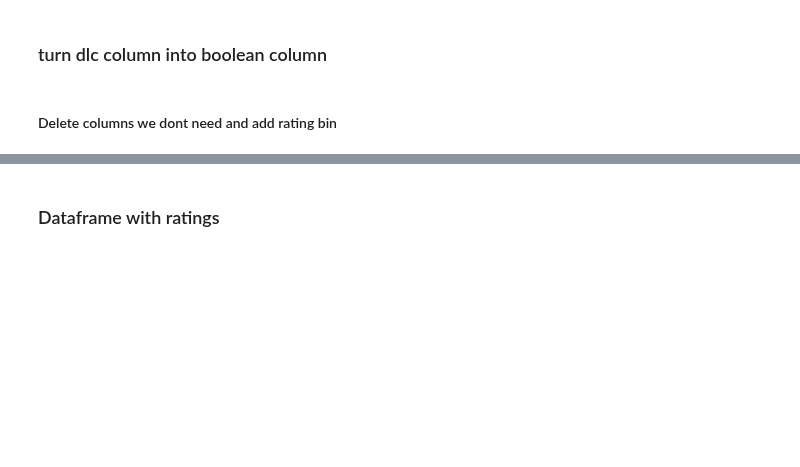
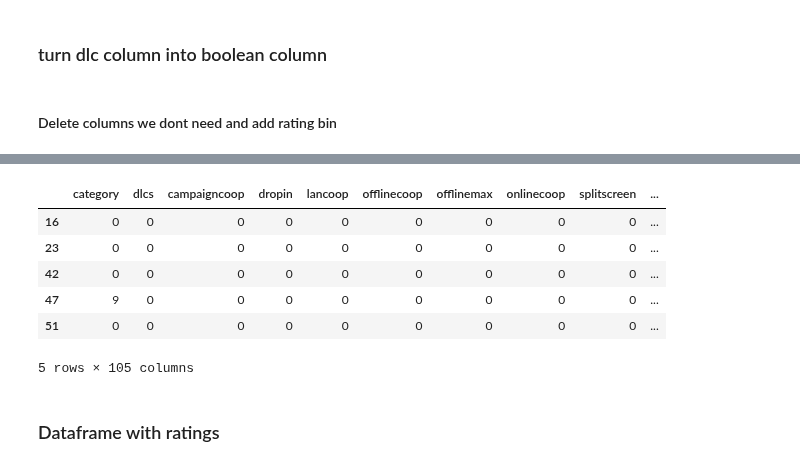
Before and after one commit to MrEnigmamgine/Videogame-Capstone_fork, a Jupyter notebook: Lindy_workbook.ipynb, the cells around one changed output, grey strips where cells are left out. Drawn from its saved outputs; the diff is of its cells as text; code cells hidden in the pictures; blank space fills up the shorter version.

```diff
--- a/Lindy_workbook.ipynb
+++ b/Lindy_workbook.ipynb
@@ -591,2 +656,12 @@ game_library["slug"] = pd.to_numeric(game_library["slug"], downcast="float")
+# %%
+game_ratings.head()
+# %% [output]
+|  | category | dlcs | campaigncoop | dropin | lancoop | offlinecoop | offlinemax | onlinecoop | splitscreen | ... |
+| 16 | 0 | 0 | 0 | 0 | 0 | 0 | 0 | 0 | 0 | ... |
+| 23 | 0 | 0 | 0 | 0 | 0 | 0 | 0 | 0 | 0 | ... |
+| 42 | 0 | 0 | 0 | 0 | 0 | 0 | 0 | 0 | 0 | ... |
+| 47 | 9 | 0 | 0 | 0 | 0 | 0 | 0 | 0 | 0 | ... |
+| 51 | 0 | 0 | 0 | 0 | 0 | 0 | 0 | 0 | 0 | ... |
+5 rows × 105 columns
 # %% [markdown]
 ### Dataframe with ratings
```
Also changed, not shown: parts of 38 cells of this notebook.
